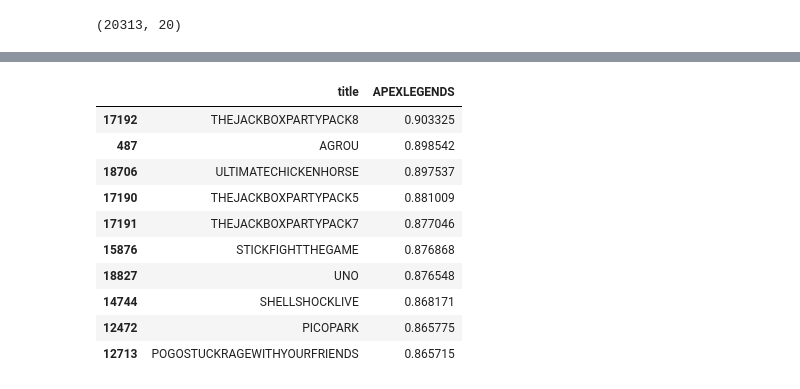
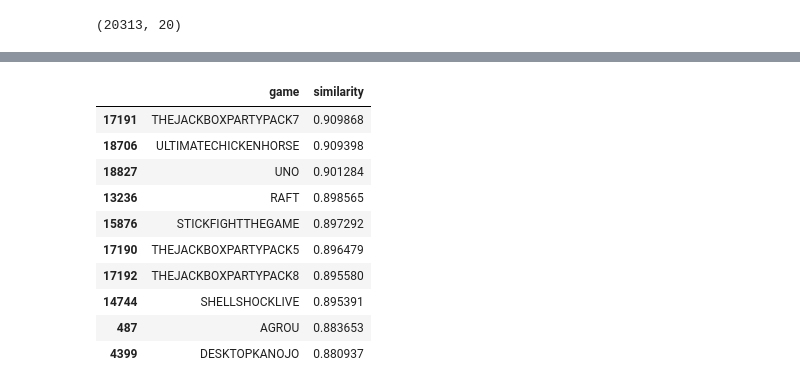
Before and after one commit to sehyun66/sehyun66, a Jupyter notebook: steam_추천시스템_ver1.ipynb, the cells around one changed output, grey strips where cells are left out. Cells and saved outputs as stored; diff of their text form; code cells hidden in the pictures.

```diff
--- a/steam_추천시스템_ver1.ipynb
+++ b/steam_추천시스템_ver1.ipynb
@@ -256,25 +243,25 @@ similarity_rate2
 20313 rows × 20313 columns
 # %%
-def recommend_video_game(title, top_n):
+def recommend_game(title, top_n):
    rec_game=similarity_rate2[title].reset_index()
    rec_game = rec_game.rename(columns={"title": "game",title:'similarity'})
    rec_game=rec_game.sort_values(by='similarity',ascending=False).head(top_n)
 
    return rec_game
-# %%
-similarity_rate2['APEXLEGENDS'].reset_index().sort_values(by='APEXLEGENDS',ascending=False).head(10)
-# %% [output]
-|  | title | APEXLEGENDS |
-| 17192 | THEJACKBOXPARTYPACK8 | 0.903325 |
-| 487 | AGROU | 0.898542 |
-| 18706 | ULTIMATECHICKENHORSE | 0.897537 |
-| 17190 | THEJACKBOXPARTYPACK5 | 0.881009 |
-| 17191 | THEJACKBOXPARTYPACK7 | 0.877046 |
-| 15876 | STICKFIGHTTHEGAME | 0.876868 |
-| 18827 | UNO | 0.876548 |
-| 14744 | SHELLSHOCKLIVE | 0.868171 |
-| 12472 | PICOPARK | 0.865775 |
-| 12713 | POGOSTUCKRAGEWITHYOURFRIENDS | 0.865715 |
+# %%
+recommend_game('APEXLEGENDS',top_n=10)
+# %% [output]
+|  | game | similarity |
+| 17191 | THEJACKBOXPARTYPACK7 | 0.909868 |
+| 18706 | ULTIMATECHICKENHORSE | 0.909398 |
+| 18827 | UNO | 0.901284 |
+| 13236 | RAFT | 0.898565 |
+| 15876 | STICKFIGHTTHEGAME | 0.897292 |
+| 17190 | THEJACKBOXPARTYPACK5 | 0.896479 |
+| 17192 | THEJACKBOXPARTYPACK8 | 0.895580 |
+| 14744 | SHELLSHOCKLIVE | 0.895391 |
+| 487 | AGROU | 0.883653 |
+| 4399 | DESKTOPKANOJO | 0.880937 |
 # %%
 # game1, game2, game3 추천 게임 - 유사도 테이블
 def gentleman_ver2(game1, game2, game3):
```
Also changed, not shown: parts of 5 cells of this notebook.
